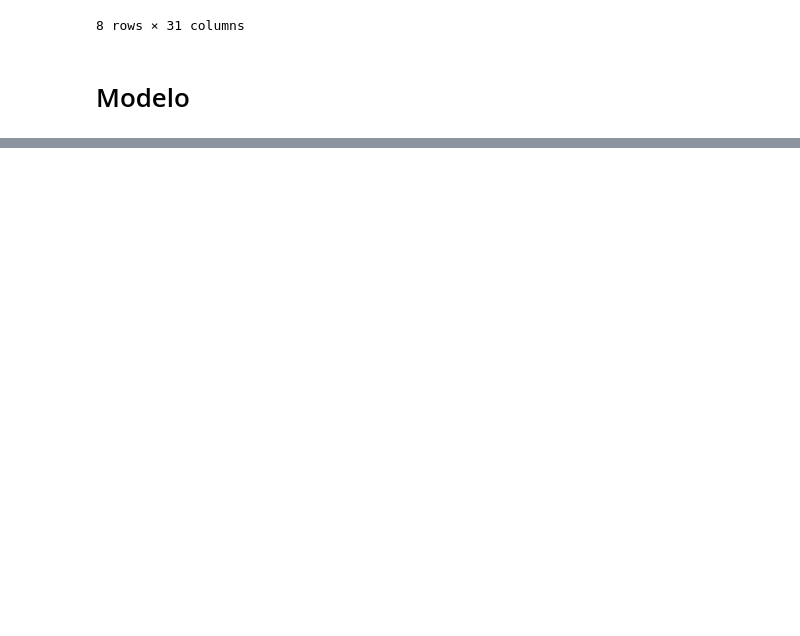
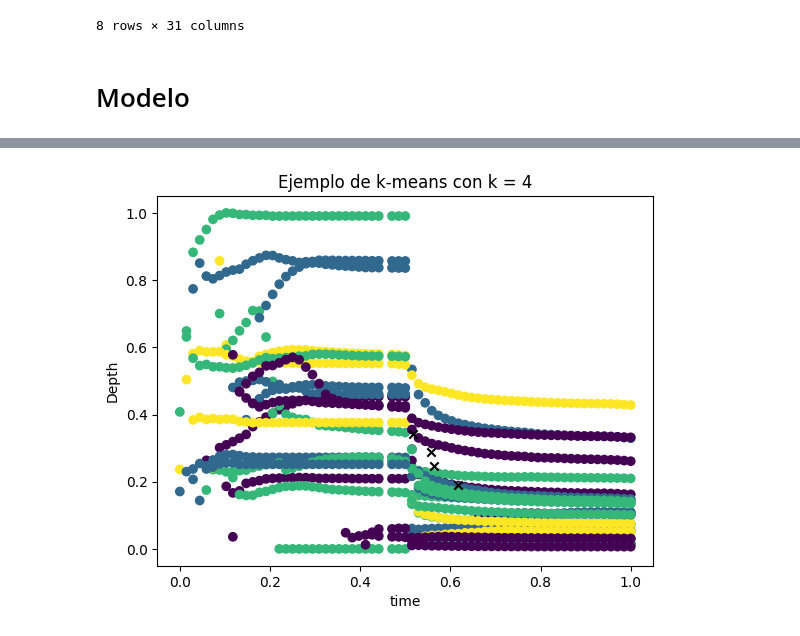
Before and after one commit to pcorner10/prep_2023, a Jupyter notebook: model.ipynb, the cells around one changed output, grey strips where cells are left out. Cells and saved outputs as stored; diff of their text form; code cells hidden in the pictures; blank space fills up the shorter version.

```diff
--- a/model.ipynb
+++ b/model.ipynb
@@ -222,0 +393,10 @@ NameError: name 'train_data' is not defined
+# %%
+# Graficar los datos con los clusters y los centroides (solo se pueden graficar dos variables a la vez)
+plt.scatter(datos_norm[:,0], datos_norm[:,1], c=etiquetas_optimas) # graficar las dos primeras variables con colores según su cluster
+plt.scatter(centroides_optimos[:,0], centroides_optimos[:,1], c='black', marker='x') # graficar los centroides con color negro y forma de x
+plt.xlabel('time') # poner etiqueta al eje x
+plt.ylabel('Depth') # poner etiqueta al eje y
+plt.title('Ejemplo de k-means con k = 4') # poner título al gráfico
+plt.show()
+# %% [output]
+[figure, added]
```
Also changed, not shown: parts of 28 cells of this notebook, 1 other file.
